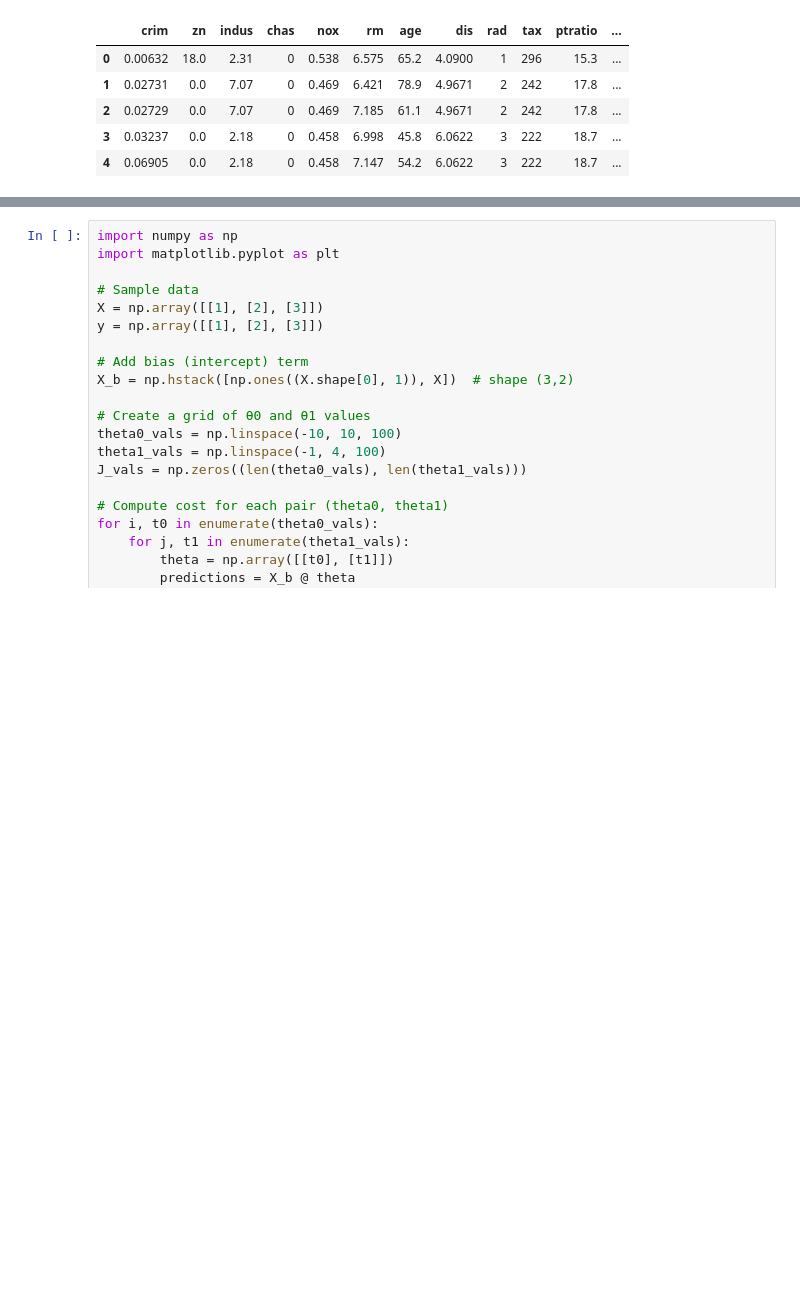
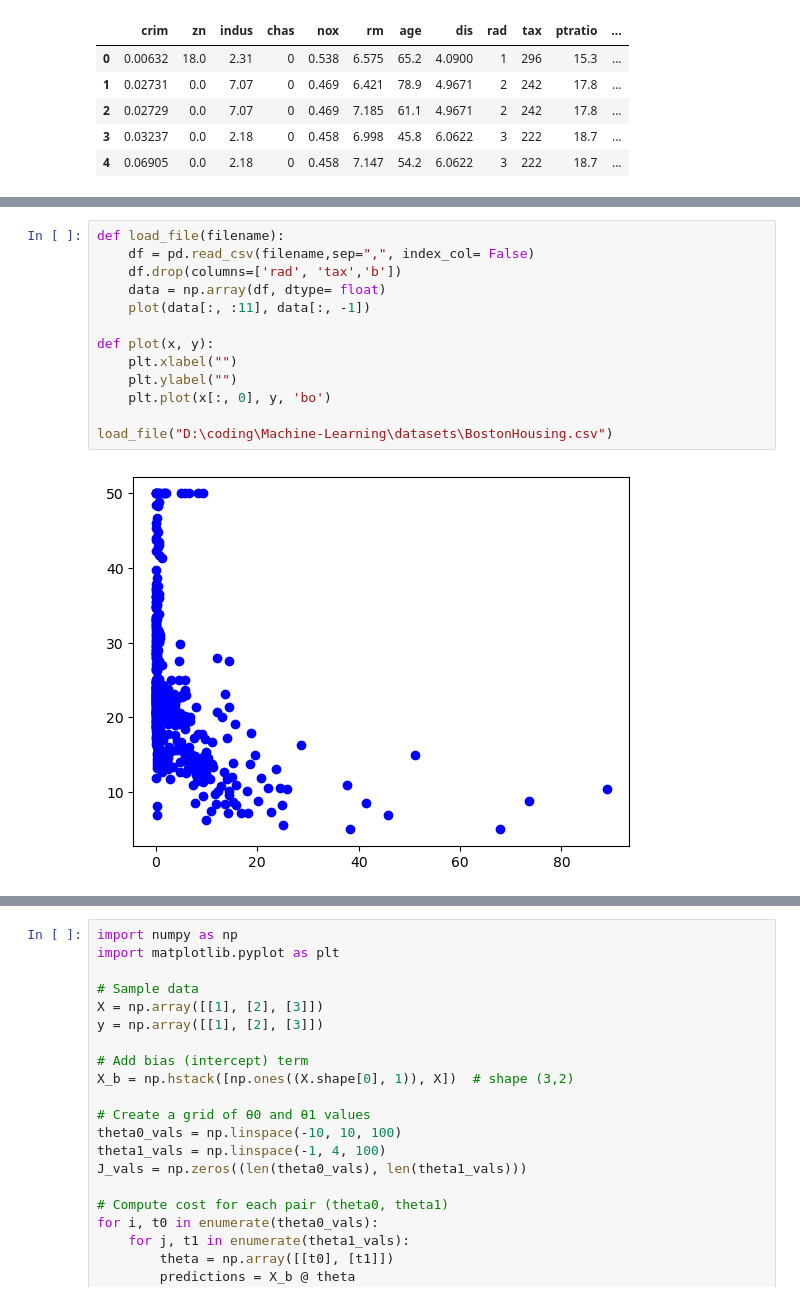
Before and after one commit to manthanawgan/Machine-Learning, a Jupyter notebook: supervised-learning/regression/lasso_regression.ipynb, the cells around one changed output, grey strips where cells are left out. Cells and saved outputs as stored; diff of their text form; blank space fills up the shorter version.

```diff
--- a/supervised-learning/regression/lasso_regression.ipynb
+++ b/supervised-learning/regression/lasso_regression.ipynb
@@ -44,0 +46,15 @@ df.drop(columns=['rad'])
+# %%
+def load_file(filename):
+    df = pd.read_csv(filename,sep=",", index_col= False)
+    df.drop(columns=['rad', 'tax','b'])
+    data = np.array(df, dtype= float)
+    plot(data[:, :11], data[:, -1])
+
+def plot(x, y):
+    plt.xlabel("")
+    plt.ylabel("")
+    plt.plot(x[:, 0], y, 'bo')
+
+load_file("D:\coding\Machine-Learning\datasets\BostonHousing.csv")
+# %% [output]
+[figure, added]
```
Also changed, not shown: parts of 5 cells of this notebook.
